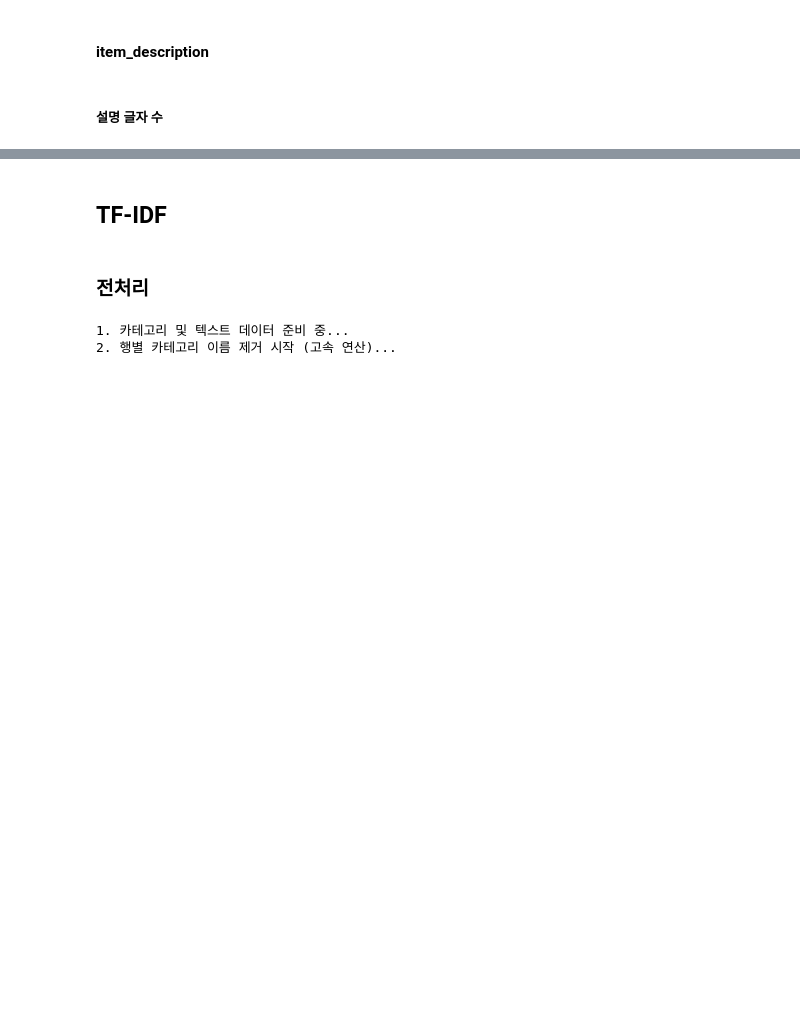
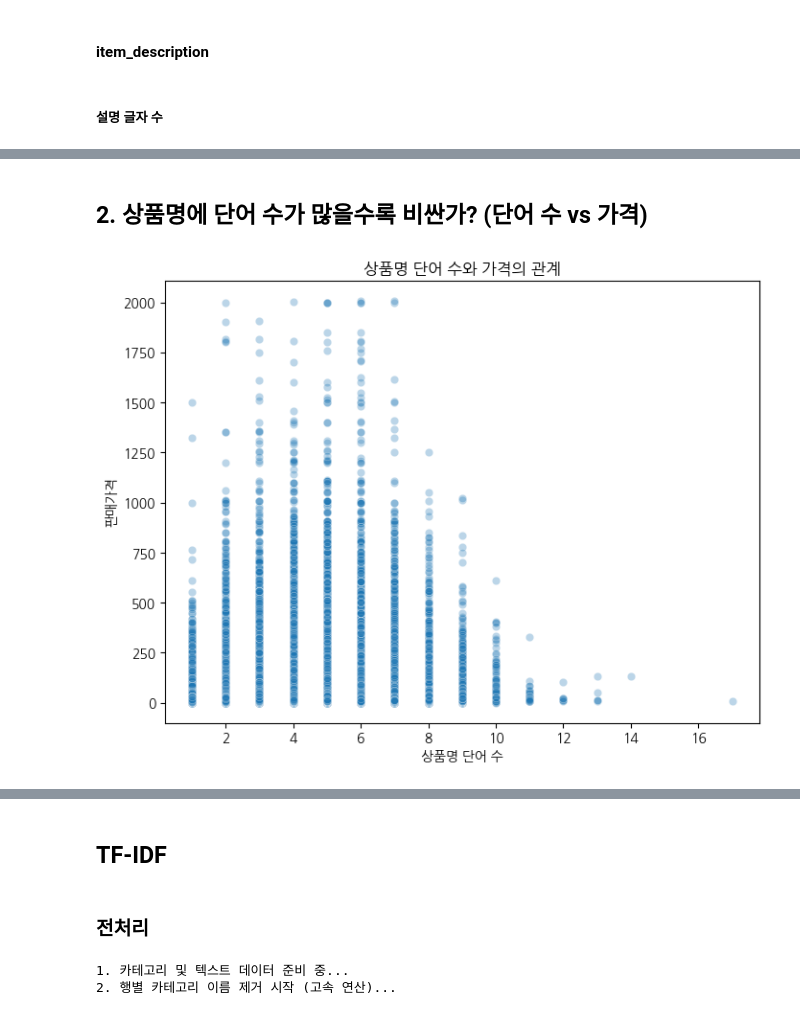
Before and after one commit to S-HNJN/first-repository, a Jupyter notebook: Mercari.ipynb, the cells around one changed output, grey strips where cells are left out. Cells and saved outputs as stored; diff of their text form; code cells hidden in the pictures; blank space fills up the shorter version.

```diff
--- a/Mercari.ipynb
+++ b/Mercari.ipynb
@@ -482,0 +574,17 @@ mercari_df['desc_digit_count'] = mercari_df['item_description'].str.count(r"\d")
+# %% [markdown]
+## 2. 상품명에 단어 수가 많을수록 비싼가? (단어 수 vs 가격)
+# %%
+plt.figure(figsize=(8,6))
+
+sns.scatterplot(
+    x=mercari_df['이름 단어 수'],
+    y=mercari_df['가격'],
+    alpha=0.3
+)
+
+plt.title('상품명 단어 수와 가격의 관계')
+plt.xlabel('상품명 단어 수')
+plt.ylabel('판매가격')
+plt.show()
+# %% [output]
+[figure, added]
```
Also changed, not shown: parts of 96 cells of this notebook.
